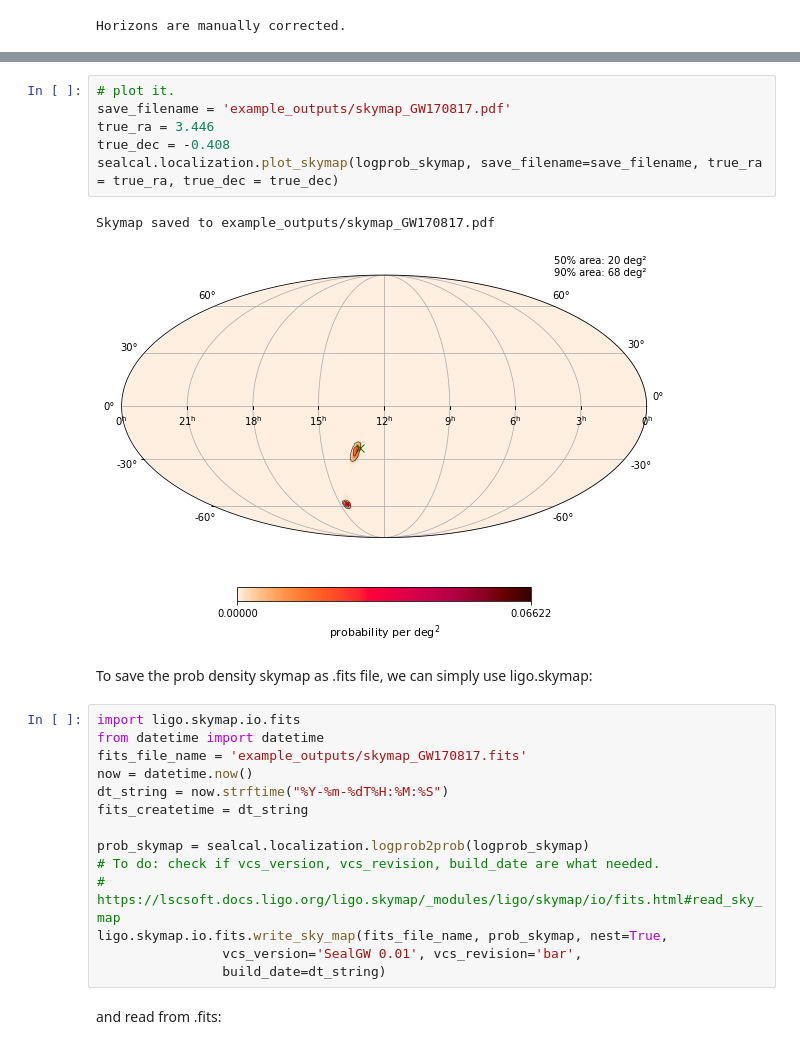
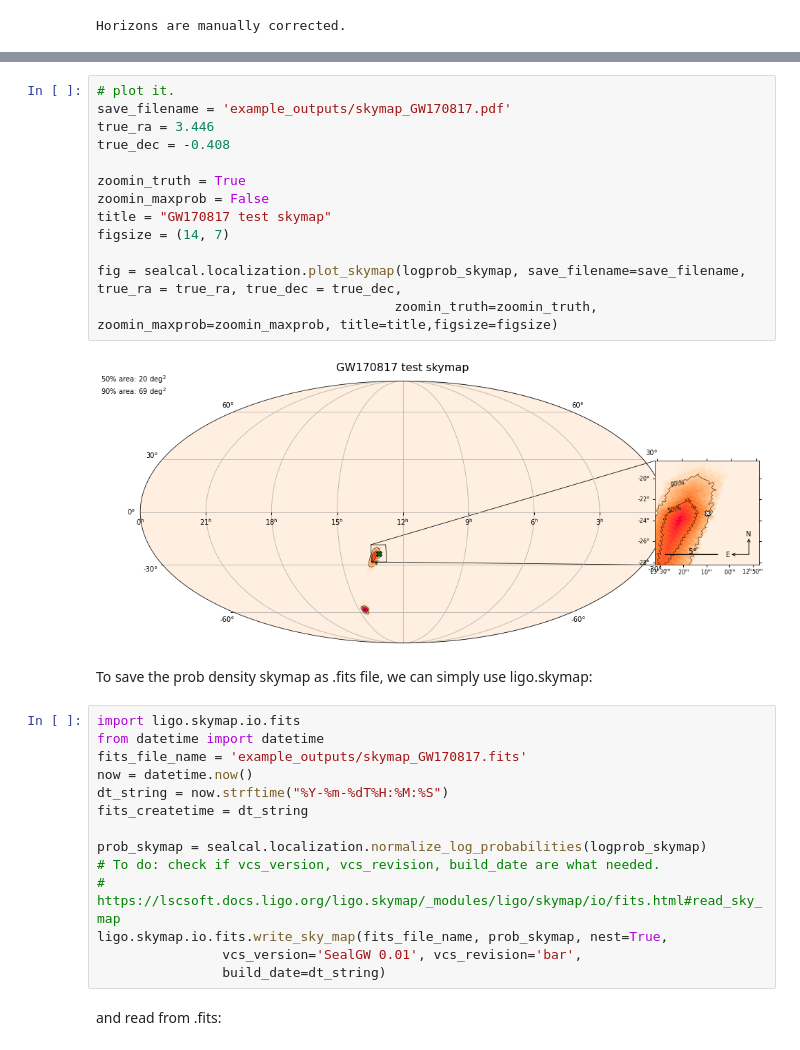
Before and after one commit to MarinerQ/SealGW, a Jupyter notebook: share/examples/example2-localization.ipynb, the cells around one changed output, grey strips where cells are left out. Drawn from its saved outputs; the diff is of its cells as text.

```diff
--- a/share/examples/example2-localization.ipynb
+++ b/share/examples/example2-localization.ipynb
@@ -83,12 +77,18 @@ Timecost (s):  1.036552906036377
 # %%
 # plot it.
 save_filename = 'example_outputs/skymap_GW170817.pdf'
 true_ra = 3.446
 true_dec = -0.408
-sealcal.localization.plot_skymap(logprob_skymap, save_filename=save_filename, true_ra = true_ra, true_dec = true_dec)
+
+zoomin_truth = True
+zoomin_maxprob = False
+title = "GW170817 test skymap"
+figsize = (14, 7)
+
+fig = sealcal.localization.plot_skymap(logprob_skymap, save_filename=save_filename, true_ra = true_ra, true_dec = true_dec,
+                                      zoomin_truth=zoomin_truth, zoomin_maxprob=zoomin_maxprob, title=title,figsize=figsize)
 # %% [output]
-Skymap saved to example_outputs/skymap_GW170817.pdf
-[figure, old version]
+[figure, new version]
 # %% [markdown]
 To save the prob density skymap as .fits file, we can simply use ligo.skymap:
 # %%
@@ -99,7 +99,7 @@ now = datetime.now()
 dt_string = now.strftime("%Y-%m-%dT%H:%M:%S")
 fits_createtime = dt_string
 
-prob_skymap = sealcal.localization.logprob2prob(logprob_skymap)
+prob_skymap = sealcal.localization.normalize_log_probabilities(logprob_skymap)
 # To do: check if vcs_version, vcs_revision, build_date are what needed.
 # https://lscsoft.docs.ligo.org/ligo.skymap/_modules/ligo/skymap/io/fits.html#read_sky_map
 ligo.skymap.io.fits.write_sky_map(fits_file_name, prob_skymap, nest=True,
```
Also changed, not shown: parts of 21 cells of this notebook, 22 other files.
